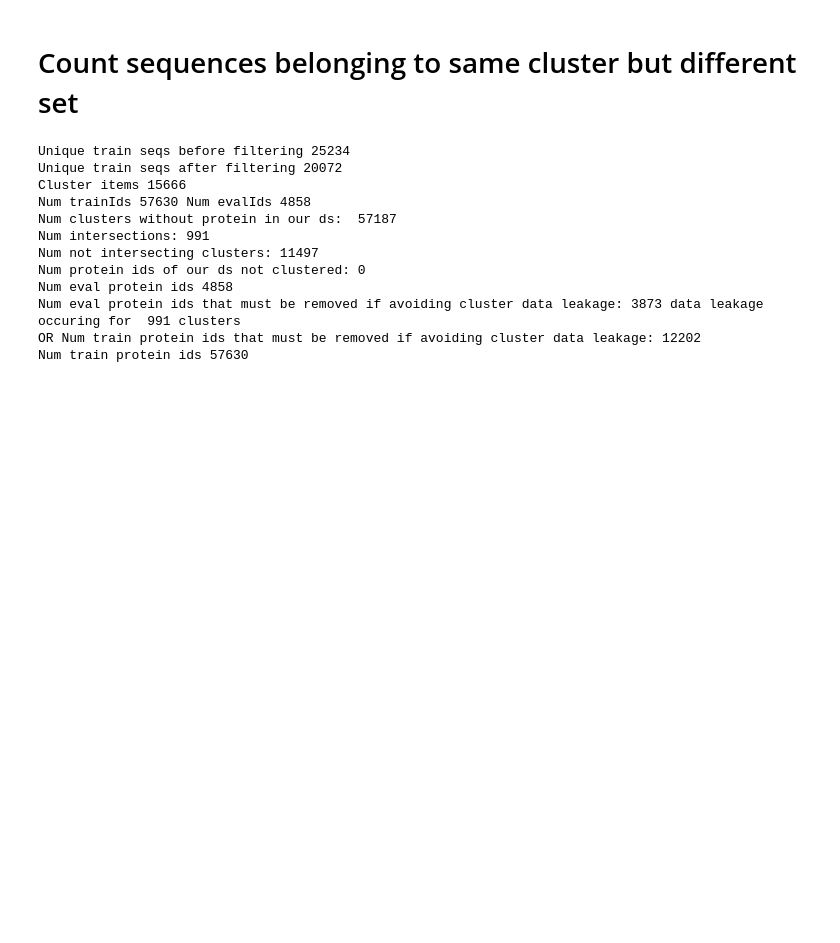
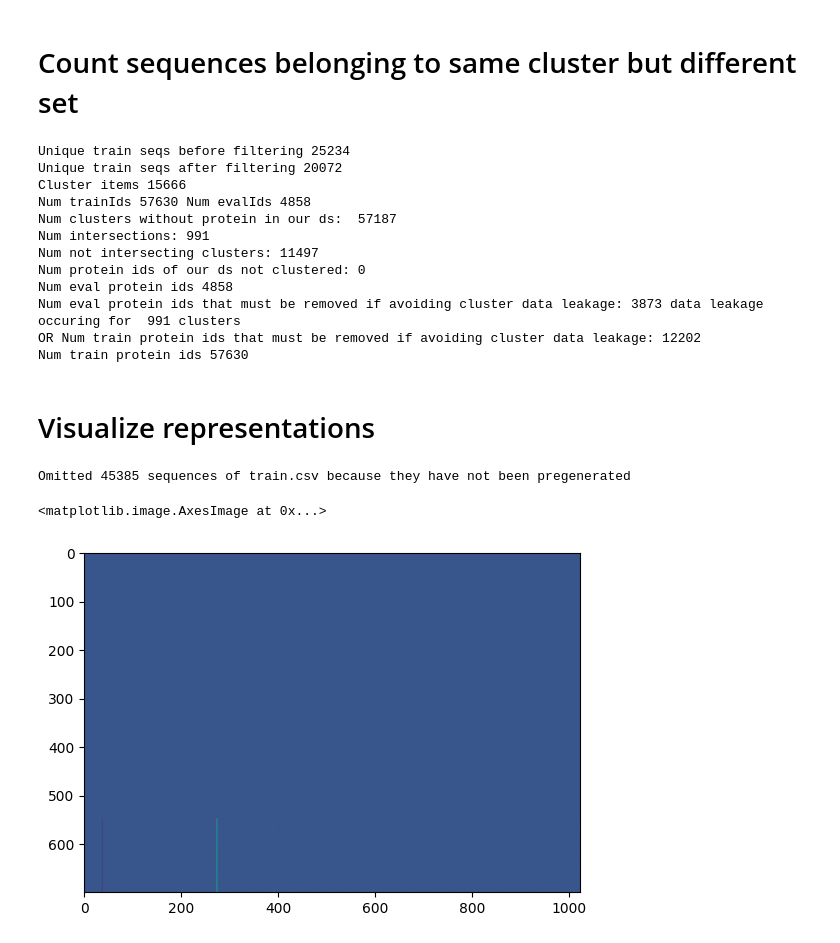
Before and after one commit to tfiedlerdev/pretraining-aware-hotprot, a Jupyter notebook: data_filtering.ipynb, the cells around one changed output. Saved outputs shown, nothing was run; the diff lists cells and outputs as text; code cells hidden in the pictures; blank space fills up the shorter version.

```diff
--- a/data_filtering.ipynb
+++ b/data_filtering.ipynb
@@ -315,3 +315,28 @@ Num eval protein ids 4858
 Num eval protein ids that must be removed if avoiding cluster data leakage: 3873 data leakage occuring for  991 clusters
 OR Num train protein ids that must be removed if avoiding cluster data leakage: 12202
 Num train protein ids 57630
+# %% [markdown]
+# Visualize representations
+# %%
+from thermostability.thermo_pregenerated_dataset import ThermostabilityPregeneratedDataset, zero_padding700
+from torch.utils.data import DataLoader
+import torch
+import pylab as pl
+
+ds = ThermostabilityPregeneratedDataset(limit=2)
+dl = DataLoader(
+            ds,
+            batch_size=2,
+            shuffle=True,
+            num_workers=4,
+            collate_fn=zero_padding700,
+        )
+
+inputs, labels = next(iter(dl))
+# %% [output]
+Omitted 45385 sequences of train.csv because they have not been pregenerated
+# %%
+pl.imshow(inputs[0].squeeze().tolist())
+# %% [output]
+<matplotlib.image.AxesImage at 0x...>
+[figure, added]
```
Also changed, not shown: parts of 1 cell of this notebook, 2 other files.
